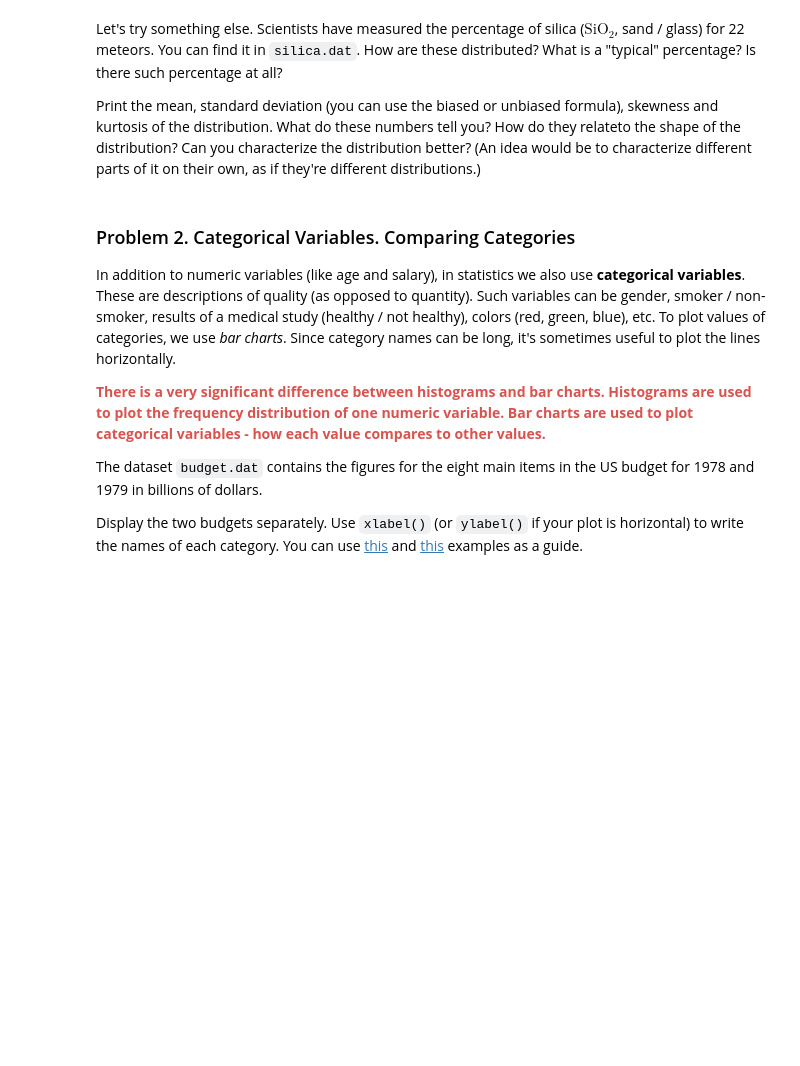
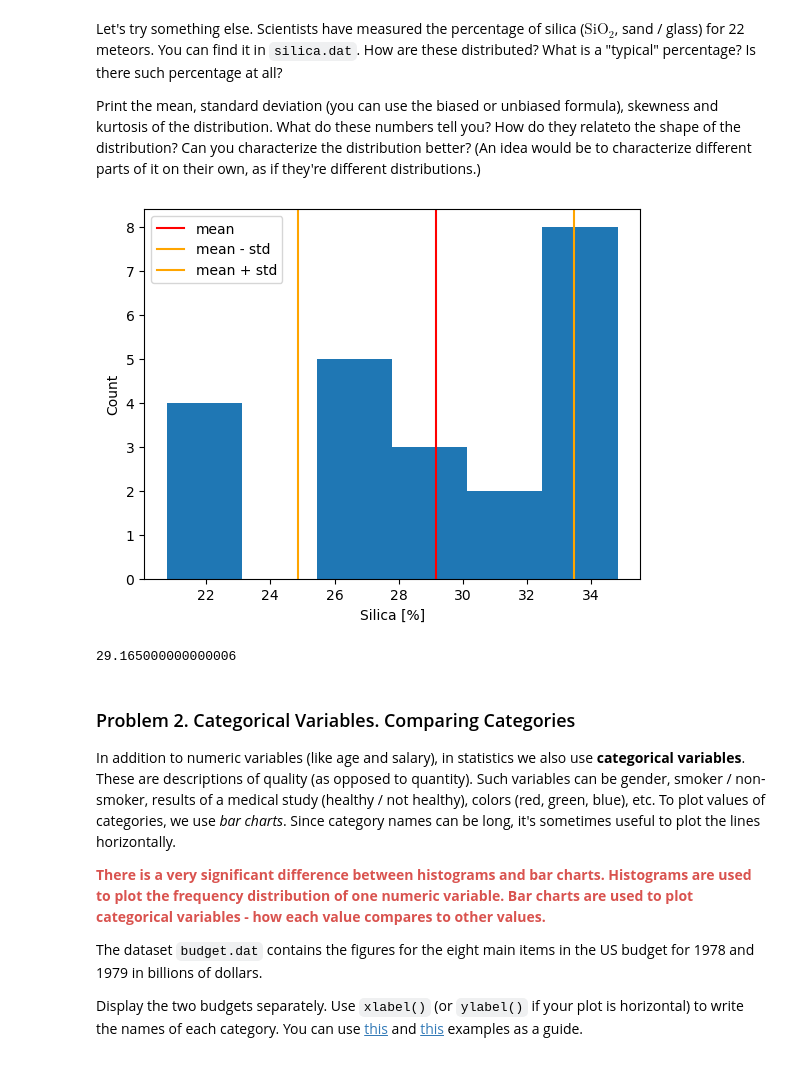
Before and after one commit to i11g/Statistics, a Jupyter notebook: Statistics Exercise.ipynb, the cells around one changed output. Cells and saved outputs as stored; diff of their text form; code cells hidden in the pictures; blank space fills up the shorter version.

```diff
--- a/Statistics Exercise.ipynb
+++ b/Statistics Exercise.ipynb
@@ -52,3 +101,24 @@ Print the mean, standard deviation (you can use the biased or unbiased formula),
+# %%
+silica = pd.read_table("silica.dat", header = None)
+silica.columns = ["silica_content"]
+# %%
+plt.hist(silica.silica_content, bins = "auto")
+
+plt.axvline(silica.silica_content.mean(), c = "red", label = "mean")
+plt.axvline(silica.silica_content.mean() - silica.silica_content.std(), c = "orange", label = "mean - std")
+plt.axvline(silica.silica_content.mean() + silica.silica_content.std(), c = "orange", label = "mean + std")
+
+plt.xlabel("Silica [%]")
+plt.ylabel("Count")
+
+plt.legend()
+plt.show()
+# %% [output]
+[figure, added]
+# %%
+silica.silica_content.mean()
+# %% [output]
+29.165000000000006
 # %% [markdown]
 ### Problem 2. Categorical Variables. Comparing Categories
 In addition to numeric variables (like age and salary), in statistics we also use **categorical variables**. These are descriptions of quality (as opposed to quantity). Such variables can be gender, smoker / non-smoker, results of a medical study (healthy / not healthy), colors (red, green, blue), etc. To plot values of categories, we use *bar charts*. Since category names can be long, it's sometimes useful to plot the lines horizontally.
```
Also changed, not shown: parts of 7 cells of this notebook, 1 other file.
